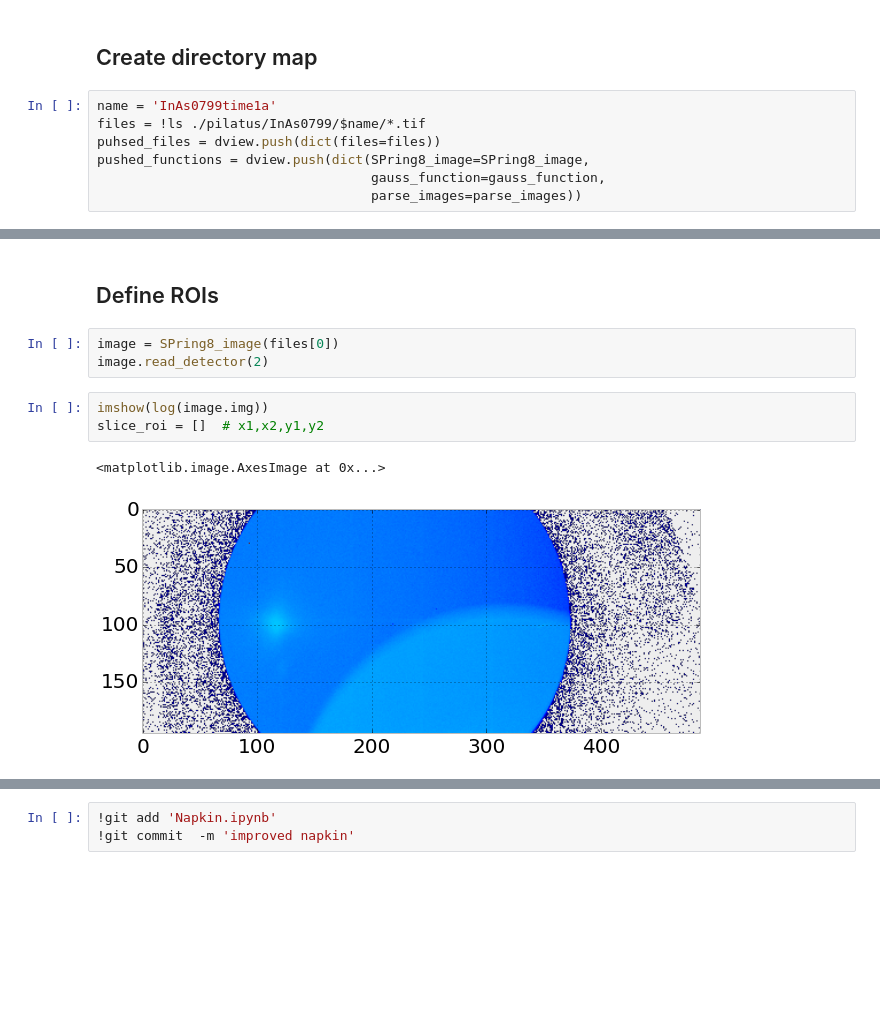
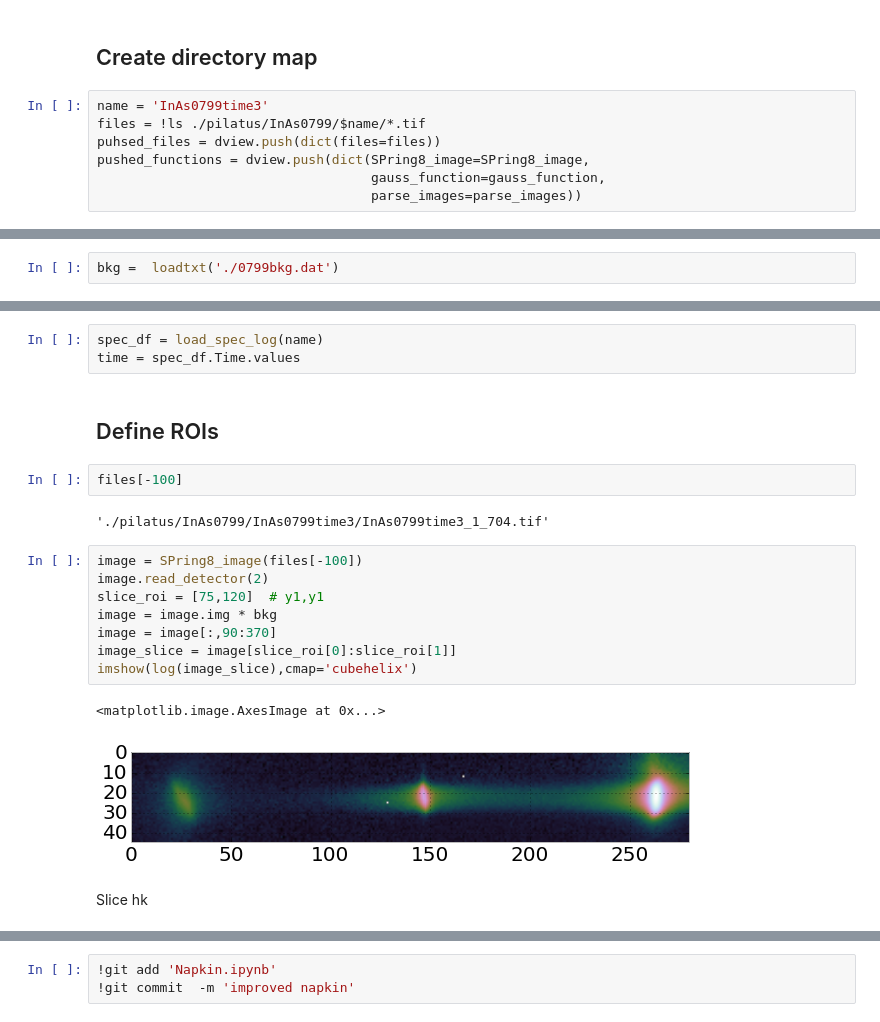
Before and after one commit to giulioungaretti/SPring8, a Jupyter notebook: Napkin.ipynb, the cells around one changed output, grey strips where cells are left out. Saved outputs shown, nothing was run; the diff lists cells and outputs as text; blank space fills up the shorter version.

```diff
--- a/Napkin.ipynb
+++ b/Napkin.ipynb
@@ -71,7 +72,7 @@ importing SPring8_image,gauss_function,parse_images,Version from Functions on en
 # %% [markdown]
 ## Create directory map
 # %%
-name = 'InAs0799time1a'
+name = 'InAs0799time3'
 files = !ls ./pilatus/InAs0799/$name/*.tif
 puhsed_files = dview.push(dict(files=files))
 pushed_functions = dview.push(dict(SPring8_image=SPring8_image,
@@ -79,0 +91,2 @@ pushed_functions = dview.push(dict(SPring8_image=SPring8_image,
+# %%
+bkg =  loadtxt('./0799bkg.dat')
@@ -80,11 +95,22 @@ pushed_functions = dview.push(dict(SPring8_image=SPring8_image,
+# %%
+spec_df = load_spec_log(name)
+time = spec_df.Time.values
 # %% [markdown]
 ## Define ROIs
-# %%
-image = SPring8_image(files[0])
-image.read_detector(2)
-# %%
-imshow(log(image.img))
-slice_roi = []  # x1,x2,y1,y2
-# %% [output]
-<matplotlib.image.AxesImage at 0x...>
-[figure, removed]
+# %%
+files[-100]
+# %% [output]
+'./pilatus/InAs0799/InAs0799time3/InAs0799time3_1_704.tif'
+# %%
+image = SPring8_image(files[-100])
+image.read_detector(2)
+slice_roi = [75,120]  # y1,y1
+image = image.img * bkg
+image = image[:,90:370]
+image_slice = image[slice_roi[0]:slice_roi[1]]
+imshow(log(image_slice),cmap='cubehelix')
+# %% [output]
+<matplotlib.image.AxesImage at 0x...>
+[figure, added]
+# %% [markdown]
+Slice  hk
```
Also changed, not shown: parts of 13 cells of this notebook.
